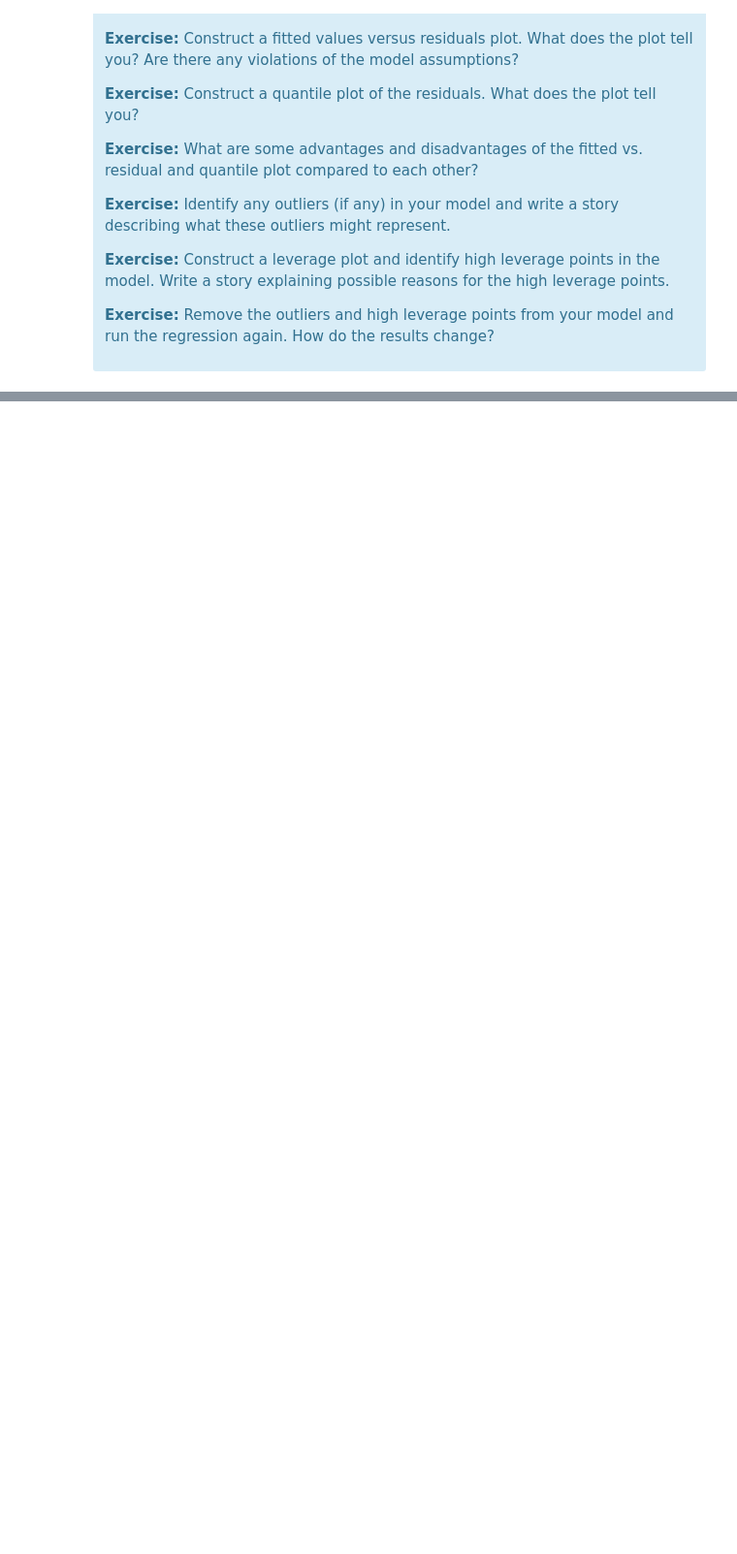
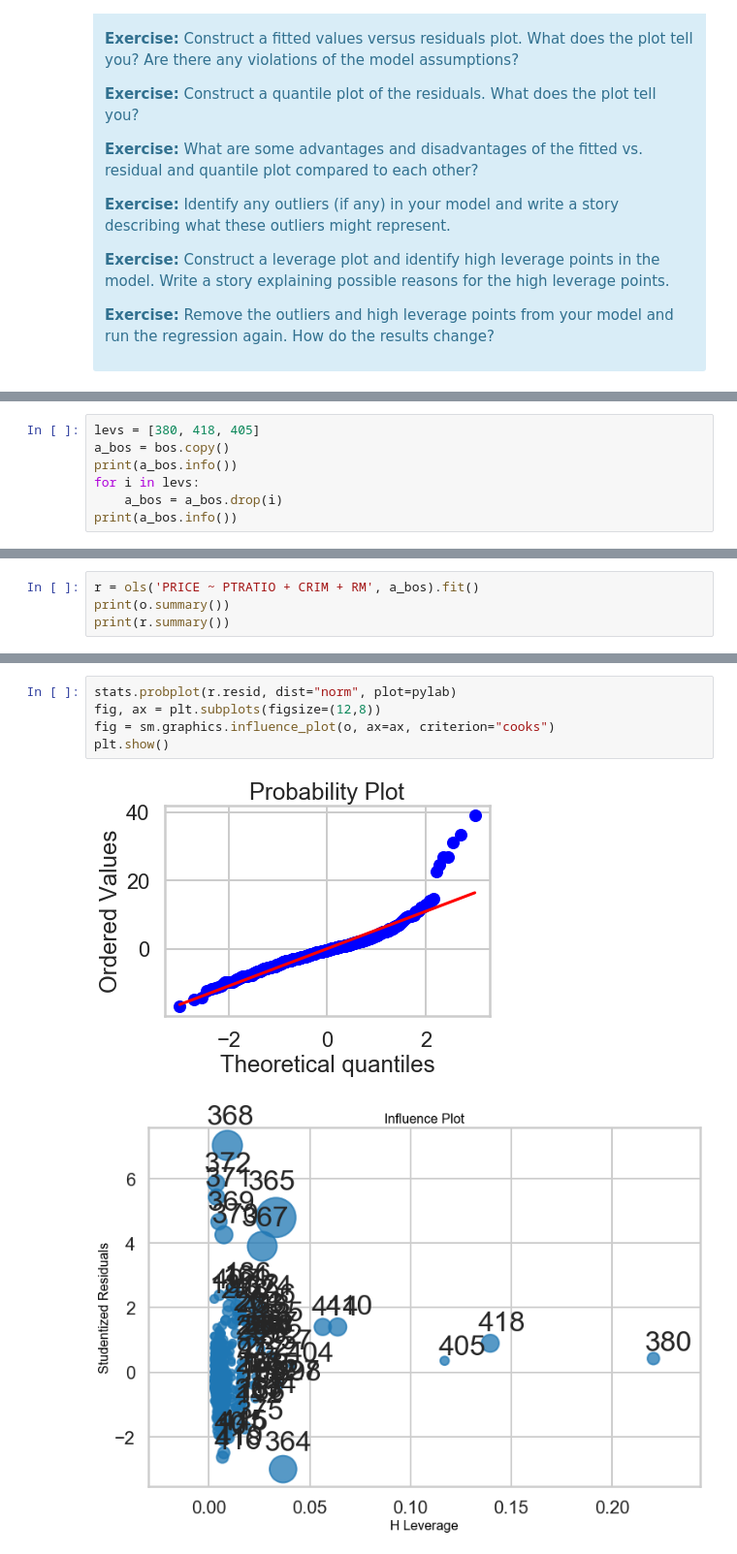
Before and after one commit to tnankie/linear_regression_springboard, a Jupyter notebook: Mini_Project_Linear_Regression.ipynb, the cells around one changed output, grey strips where cells are left out. Shown at 97% size. Cells and saved outputs as stored; diff of their text form; blank space fills up the shorter version.

```diff
--- a/Mini_Project_Linear_Regression.ipynb
+++ b/Mini_Project_Linear_Regression.ipynb
@@ -925,0 +920,7 @@ os.listdir()
+# %%
+levs = [380, 418, 405]
+a_bos = bos.copy()
+print(a_bos.info())
+for i in levs:
+    a_bos = a_bos.drop(i)
+print(a_bos.info())
@@ -925,0 +945,4 @@ os.listdir()
+# %%
+r = ols('PRICE ~ PTRATIO + CRIM + RM', a_bos).fit()
+print(o.summary())
+print(r.summary())
@@ -925,0 +967,8 @@ os.listdir()
+# %%
+stats.probplot(r.resid, dist="norm", plot=pylab)
+fig, ax = plt.subplots(figsize=(12,8))
+fig = sm.graphics.influence_plot(o, ax=ax, criterion="cooks")
+plt.show()
+# %% [output]
+[figure, added]
+[figure, added]
```
Also changed, not shown: parts of 14 cells of this notebook.
